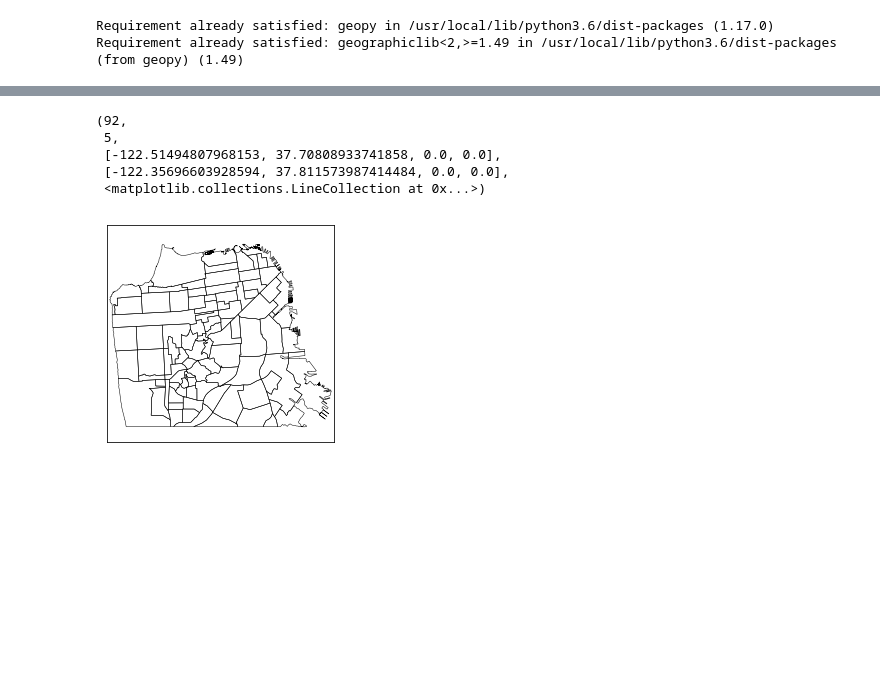
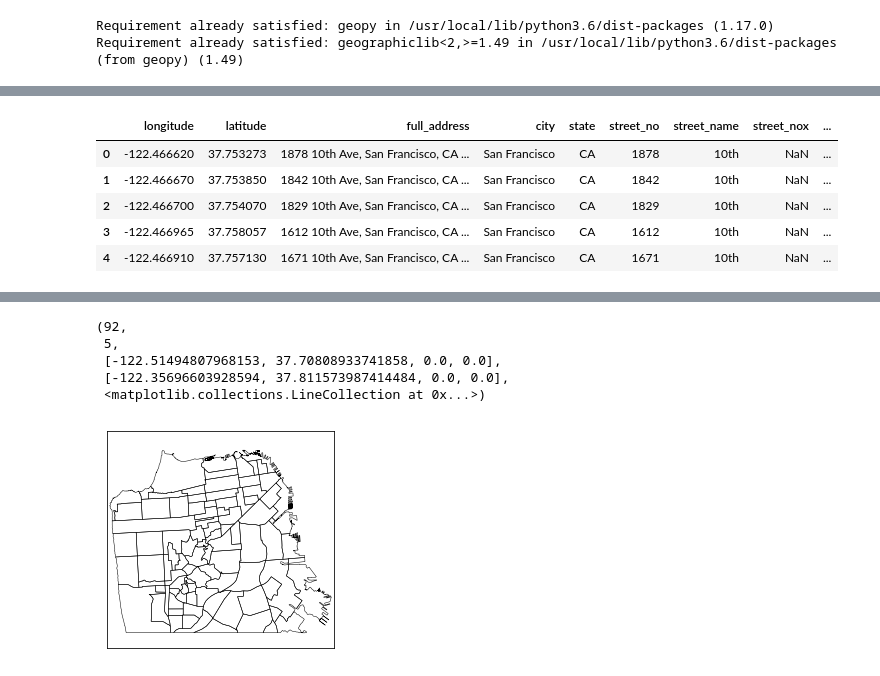
Before and after one commit to Ahdeny/SF_Real_Estate_Project, a Jupyter notebook: SF Map Code Test.ipynb, the cells around one changed output, grey strips where cells are left out. Saved outputs shown, nothing was run; the diff lists cells and outputs as text; code cells hidden in the pictures; blank space fills up the shorter version.

```diff
--- a/SF Map Code Test.ipynb
+++ b/SF Map Code Test.ipynb
@@ -95,0 +97,11 @@ sf_data.head(20)
+# %%
+# Rename subdistr_desc to neighborhood
+sf_data = initial_data.rename(columns={'subdist_desc': 'neighborhood'})
+sf_data.head()
+# %% [output]
+|  | longitude | latitude | full_address | city | state | street_no | street_name | street_nox | ... |
+| 0 | -122.466620 | 37.753273 | 1878 10th Ave, San Francisco, CA ... | San Francisco | CA | 1878 | 10th | NaN | ... |
+| 1 | -122.466670 | 37.753850 | 1842 10th Ave, San Francisco, CA ... | San Francisco | CA | 1842 | 10th | NaN | ... |
+| 2 | -122.466700 | 37.754070 | 1829 10th Ave, San Francisco, CA ... | San Francisco | CA | 1829 | 10th | NaN | ... |
+| 3 | -122.466965 | 37.758057 | 1612 10th Ave, San Francisco, CA ... | San Francisco | CA | 1612 | 10th | NaN | ... |
+| 4 | -122.466910 | 37.757130 | 1671 10th Ave, San Francisco, CA ... | San Francisco | CA | 1671 | 10th | NaN | ... |
```
Also changed, not shown: parts of 8 cells of this notebook.
